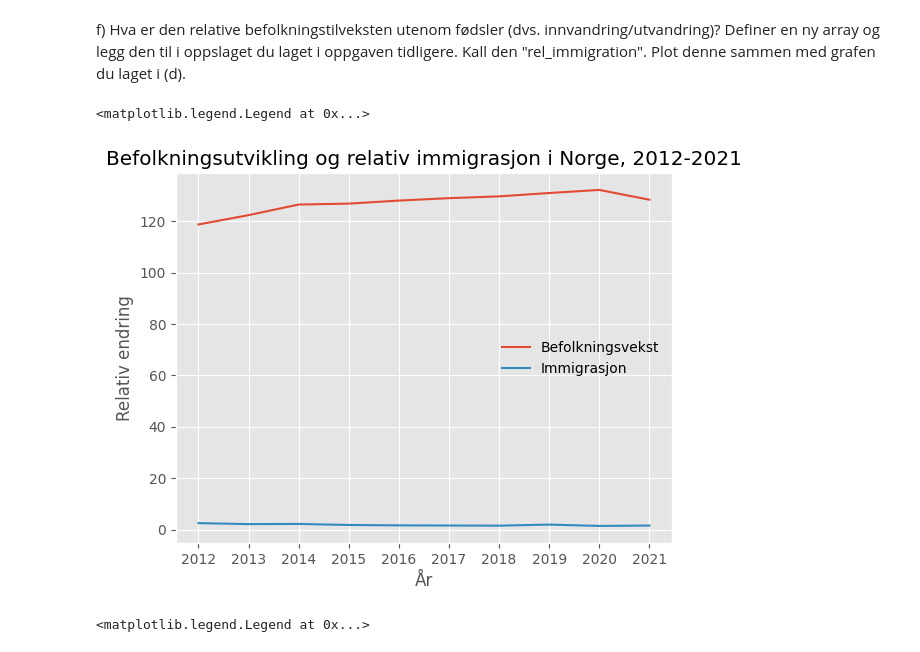
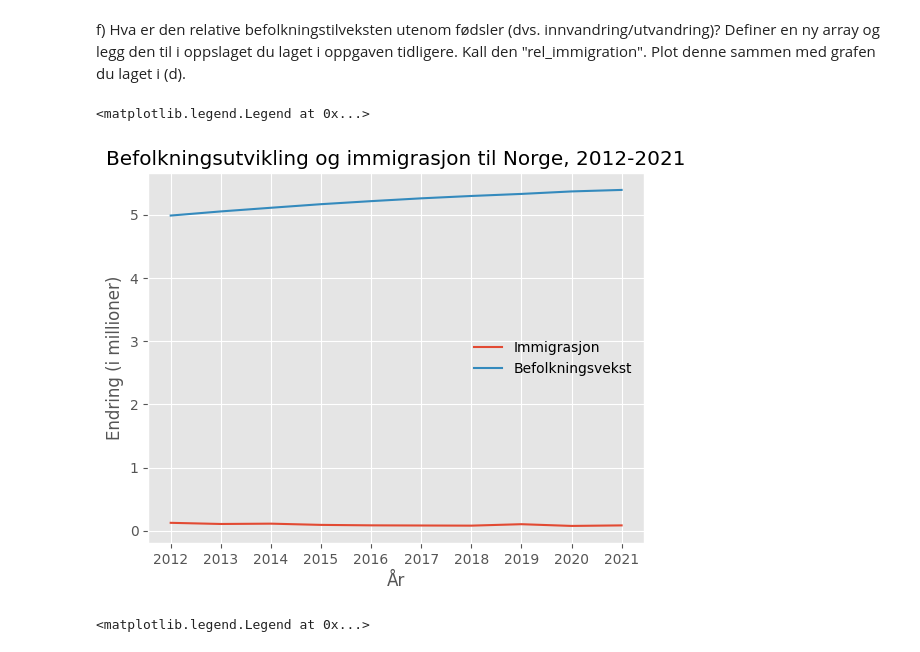
Before and after one commit to osa032/SOK_1003, a Jupyter notebook: Mappeoppgave_1_SOK_1003_032i.ipynb, the cells around one changed output. Saved outputs shown, nothing was run; the diff lists cells and outputs as text; code cells hidden in the pictures.

```diff
--- a/Mappeoppgave_1_SOK_1003_032i.ipynb
+++ b/Mappeoppgave_1_SOK_1003_032i.ipynb
@@ -195,20 +195,20 @@ Jeg hadde allerede tatt i bruk oppslag i forrige oppgave. Fordelen med oppslag e
 f) Hva er den relative befolkningstilveksten utenom fødsler (dvs. innvandring/utvandring)? Definer en ny array og legg den til i oppslaget du laget i oppgaven tidligere. Kall den "rel_immigration". Plot denne sammen med grafen du laget i (d).
 # %%
 ssb_int["rel_imm"] = [(a/b) for (a, b )in zip(ssb_int["inn"], ssb_int["ut"])]
-
+ssb_int['rel_imm'] = [(a/100) for a in ssb_int['rel_imm']]
 
 fig, ax = plt.subplots()
 
-ax.plot(ssb_int["år"], [(a/b) for (a, b )in zip(ssb_int["folk"], ssb_int["dod"])], label = "Befolkningsvekst") #Deler befolkningen på antall døde
-ax.plot(ssb_int['år'], [(a/b) for (a, b )in zip(ssb_int["inn"], ssb_int["ut"])], label = "Immigrasjon") #Deler immigrasjon på utvandring
+ax.plot(ssb_int["år"], [((a*b)/10**6) for (a, b )in zip(ssb_int["rel_imm"], ssb_int["folk"])], label = "Immigrasjon") #Deler befolkningen på antall døde
+ax.plot(ssb_int['år'], [x / (10**6) for x in ssb_int["folk"]], label = "Befolkningsvekst") #Deler immigrasjon på utvandring
 plt.xticks(ssb_int["år"]) #tar med alle verdiene i "år"
-ax.set_title("Befolkningsutvikling og relativ immigrasjon i Norge, 2012-2021")#endrer tittel og navn på aksene
-plt.ylabel("Relativ endring")
+ax.set_title("Befolkningsutvikling og immigrasjon til Norge, 2012-2021")#endrer tittel og navn på aksene
+plt.ylabel("Endring (i millioner)")
 plt.xlabel("År")
 plt.legend(frameon = False) #Tar med legende
 # %% [output]
 <matplotlib.legend.Legend at 0x...>
-[figure, old version]
+[figure, new version]
 # %%
 
 from unittest import skip
```
Also changed, not shown: parts of 1 cell of this notebook.
